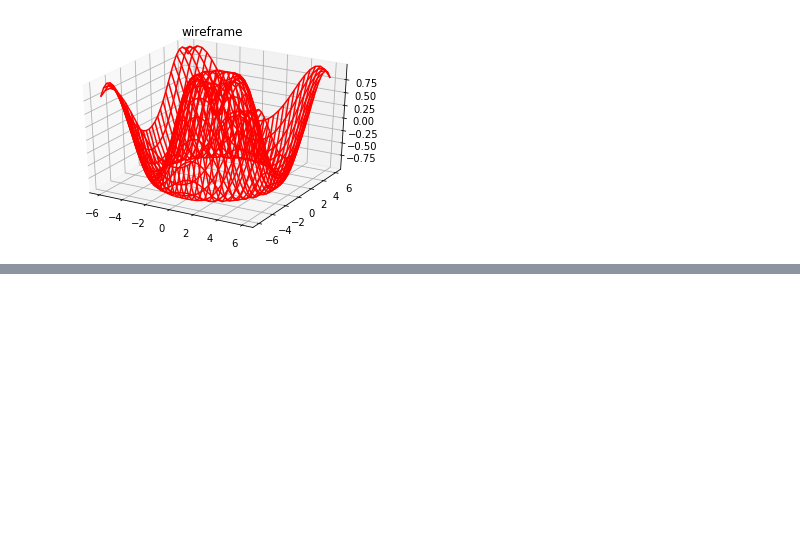
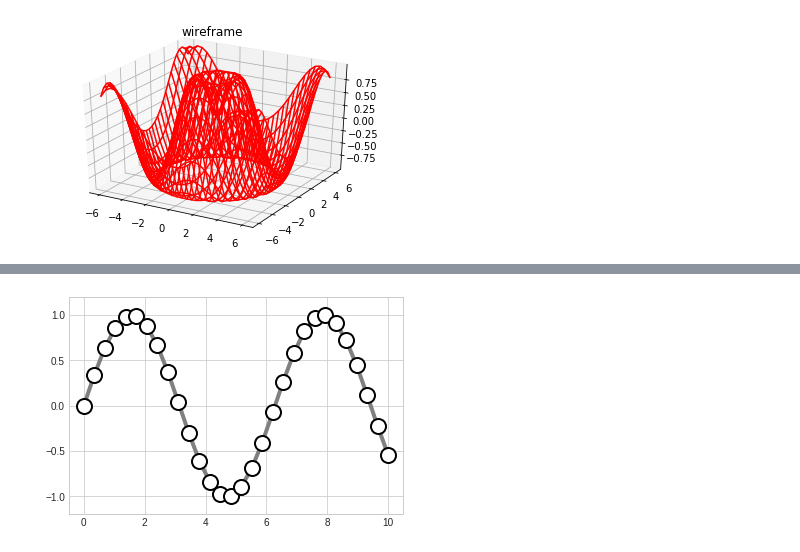
Before and after one commit to Luckygsm/internship, a Jupyter notebook: np4.ipynb, the cells around one changed output, grey strips where cells are left out. Drawn from its saved outputs; the diff is of its cells as text; code cells hidden in the pictures; blank space fills up the shorter version.

```diff
--- a/np4.ipynb
+++ b/np4.ipynb
@@ -115,0 +142,9 @@ ax.set_title('wireframe');
+# %%
+plt.plot(x, y, '-o', color='gray',
+         markersize=15, linewidth=4,
+         markerfacecolor='white',
+         markeredgecolor='black',
+         markeredgewidth=2)
+plt.ylim(-1.2, 1.2);
+# %% [output]
+[figure, added]
```
Also changed, not shown: parts of 9 cells of this notebook.
